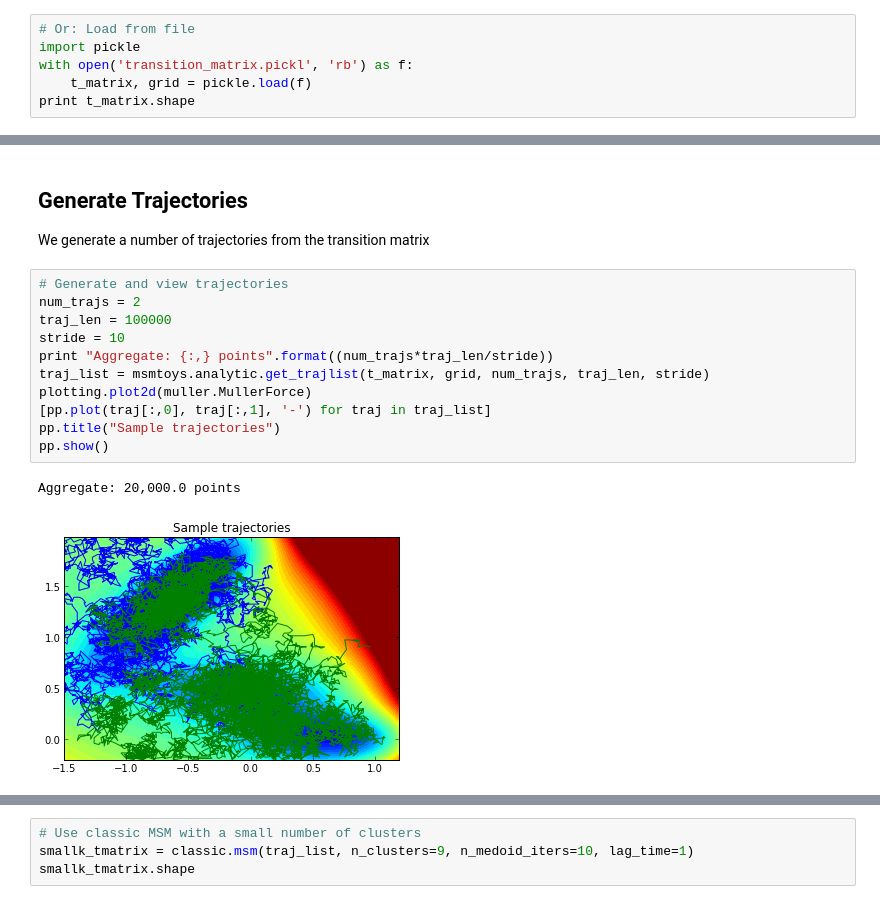
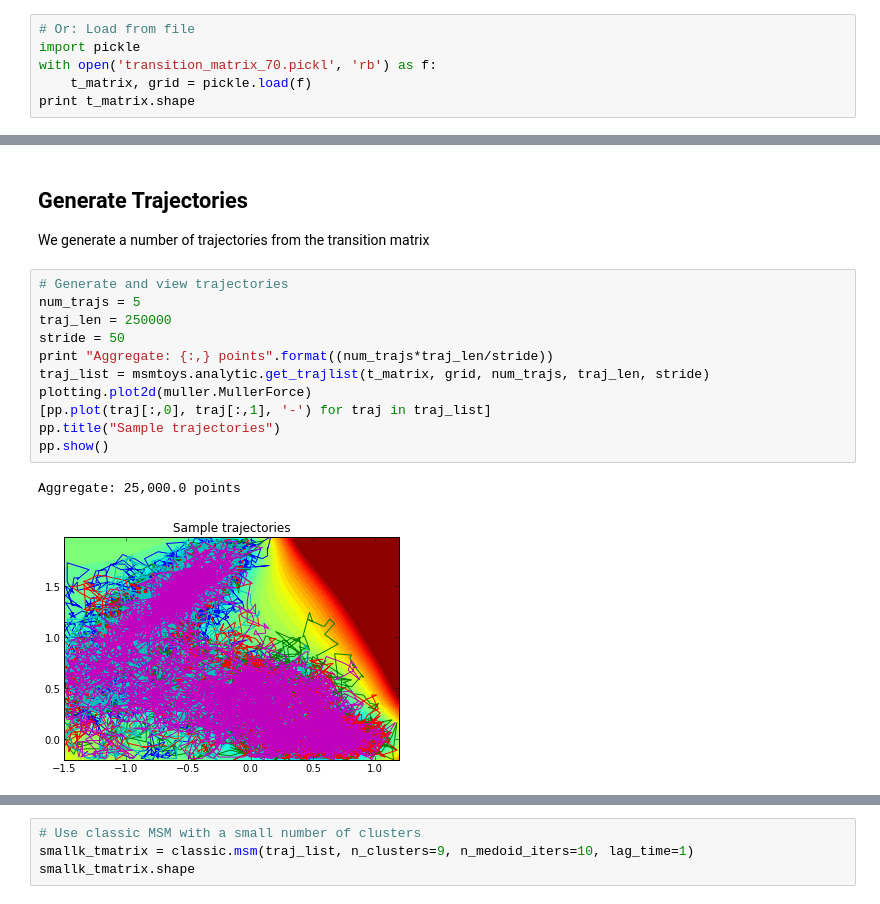
Before and after one commit to mpharrigan/fuzzy-clustering, a Jupyter notebook: HMM-Validate.ipynb, the cells around one changed output, grey strips where cells are left out. Cells and saved outputs as stored; diff of their text form.

```diff
--- a/HMM-Validate.ipynb
+++ b/HMM-Validate.ipynb
@@ -28,7 +34,7 @@ with open('transition_matrix_70.pickl', 'wb') as f:
 # %%
 # Or: Load from file
 import pickle
-with open('transition_matrix.pickl', 'rb') as f:
+with open('transition_matrix_70.pickl', 'rb') as f:
     t_matrix, grid = pickle.load(f)
 print t_matrix.shape
 # %% [output]
@@ -39,18 +45,18 @@ Generate Trajectories
 We generate a number of trajectories from the transition matrix
 # %%
 # Generate and view trajectories
-num_trajs = 2
-traj_len = 100000
-stride = 10
+num_trajs = 5
+traj_len = 250000
+stride = 50
 print "Aggregate: {:,} points".format((num_trajs*traj_len/stride))
 traj_list = msmtoys.analytic.get_trajlist(t_matrix, grid, num_trajs, traj_len, stride)
 plotting.plot2d(muller.MullerForce)
 [pp.plot(traj[:,0], traj[:,1], '-') for traj in traj_list]
 pp.title("Sample trajectories")
 pp.show()
 # %% [output]
-Aggregate: 20,000.0 points
+Aggregate: 25,000.0 points
-[figure, old version]
+[figure, new version]
 # %%
 # Use HMM Model
 # Pick k based on BIC
```
Also changed, not shown: parts of 16 cells of this notebook, 8 other files.
